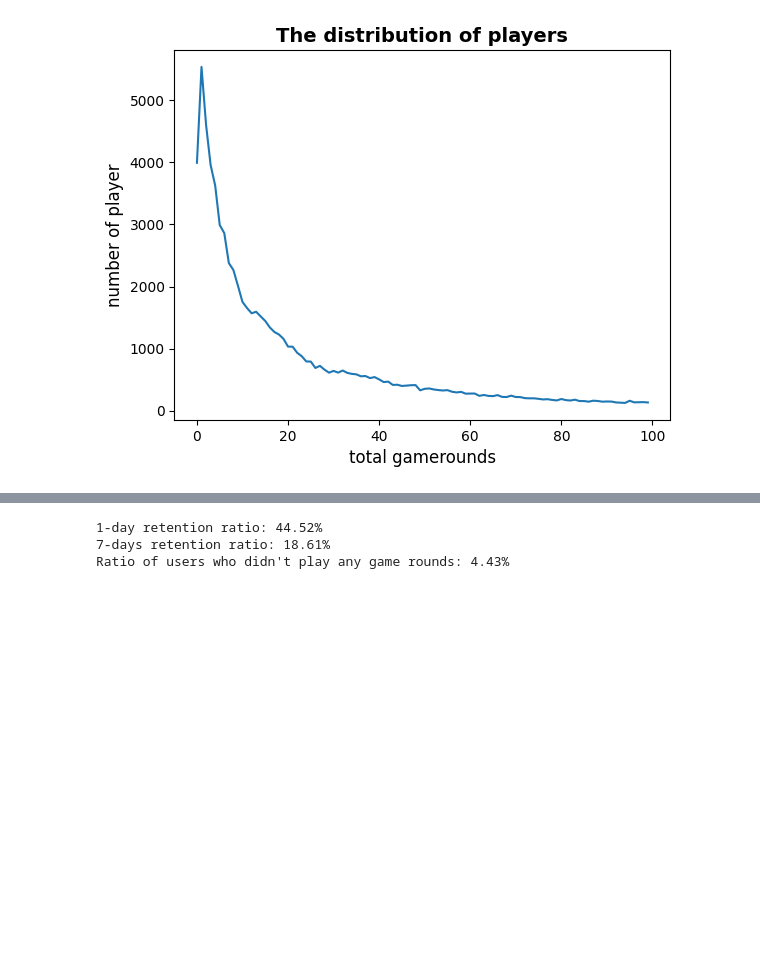
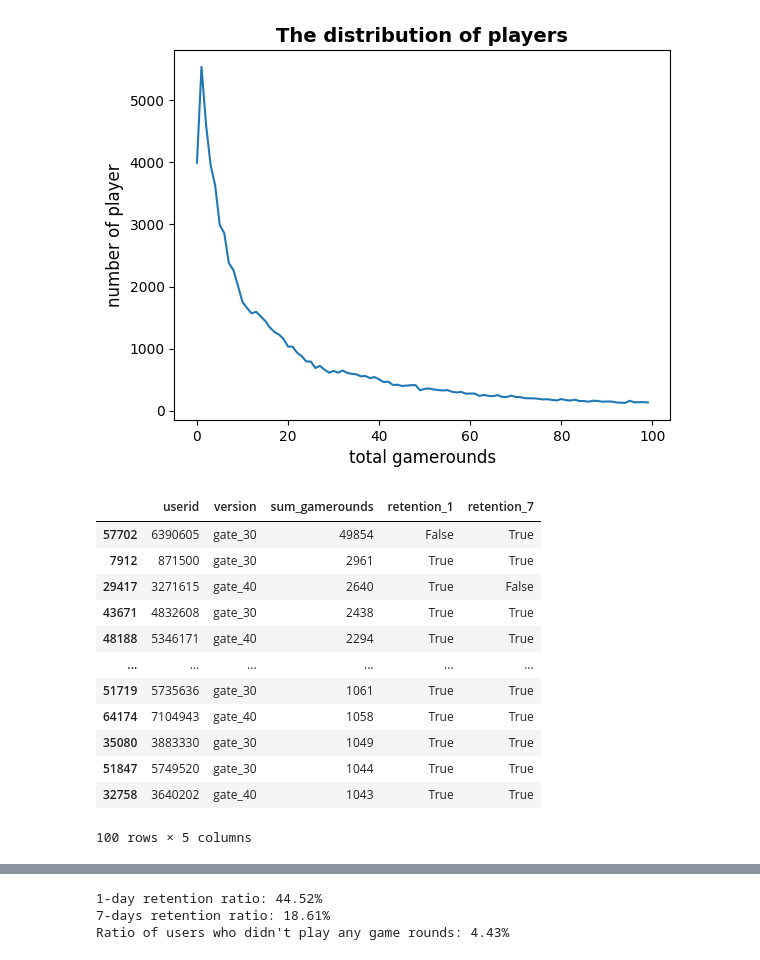
Before and after one commit to YannnnnaY/Course-Projects, a Jupyter notebook: Mobile_Games_AB_Testing_with_Cookie_Cats.ipynb, the cells around one changed output, grey strips where cells are left out. Cells and saved outputs as stored; diff of their text form; code cells hidden in the pictures; blank space fills up the shorter version.

```diff
--- a/Mobile_Games_AB_Testing_with_Cookie_Cats.ipynb
+++ b/Mobile_Games_AB_Testing_with_Cookie_Cats.ipynb
@@ -124,3 +165,23 @@ plt.ylabel("number of player", size=12)
 plt.show()
 # %% [output]
 [figure]
+# %%
+df.nlargest(100, 'sum_gamerounds')
+# Checked the top outlier (userid=6390605, sum_gamerounds=49854) — an order of magnitude above the next highest user (2961),
+# likely a bot/test account rather than organic play. However, since our metrics of interest (retention_1, retention_7) are binary
+# and this user's retention_7 == True barely shifts gate_30's 7-day retention rate, the outlier has negligible influence on the analysis.
+# Decision: keep it in the dataset rather than drop it.
+# %% [output]
+|  | userid | version | sum_gamerounds | retention_1 | retention_7 |
+| 57702 | 6390605 | gate_30 | 49854 | False | True |
+| 7912 | 871500 | gate_30 | 2961 | True | True |
+| 29417 | 3271615 | gate_40 | 2640 | True | False |
+| 43671 | 4832608 | gate_30 | 2438 | True | True |
+| 48188 | 5346171 | gate_40 | 2294 | True | True |
+| ... | ... | ... | ... | ... | ... |
+| 51719 | 5735636 | gate_30 | 1061 | True | True |
+| 64174 | 7104943 | gate_40 | 1058 | True | True |
+| 35080 | 3883330 | gate_30 | 1049 | True | True |
+| 51847 | 5749520 | gate_30 | 1044 | True | True |
+| 32758 | 3640202 | gate_40 | 1043 | True | True |
+100 rows × 5 columns
```
Also changed, not shown: parts of 25 cells of this notebook.
